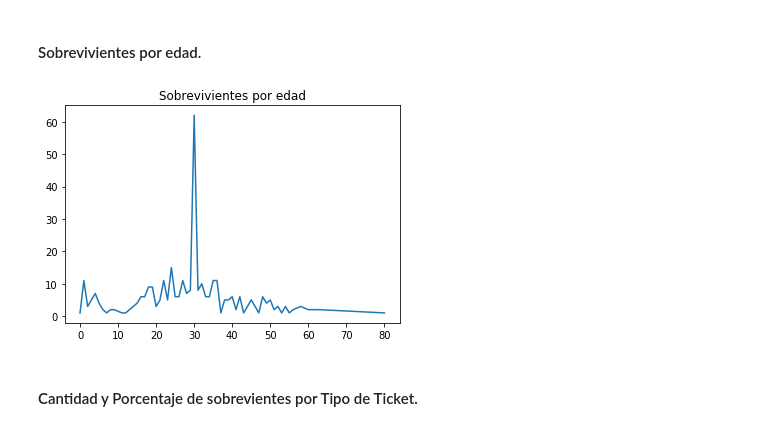
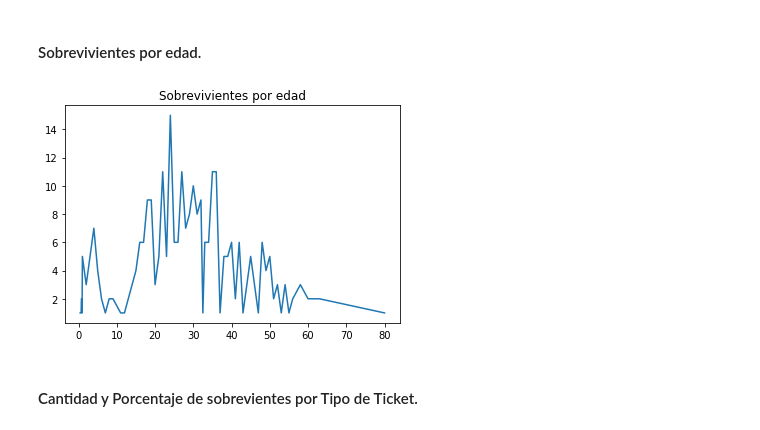
Before and after one commit to 2019-B-GR1-Python/py-pantoja-pino-andres-sebastian, a Jupyter notebook: Proyecto/Proyecto Primer Bimestre.ipynb, the cells around one changed output. Saved outputs shown, nothing was run; the diff lists cells and outputs as text; code cells hidden in the pictures.

```diff
--- a/Proyecto/Proyecto Primer Bimestre.ipynb
+++ b/Proyecto/Proyecto Primer Bimestre.ipynb
@@ -184,20 +213,25 @@ plt.show()
 # %%
 
 columnas = ['Age','Survived'];
 df3 = pd.read_csv(path, usecols = columnas);
-df3 = df3.round()
-df3 = df3.fillna(round(df3['Age'].mean()))
+#df3 = df3.round()
+#df3 = df3.fillna(round(df3['Age'].mean()))
+
+#df3 = df3[~(df3['Age']==np.nan)]
+
+df3 = df3.dropna()
+#print(df3)
 sobrevivientes_edad = df3[df3['Survived'] == 1]['Age'].value_counts()
 sobrevivientes_edad = sobrevivientes_edad.sort_index()
 fig, ax = plt.subplots()
 ax.plot(
     sobrevivientes_edad.index,
     sobrevivientes_edad,
     )
 ax.set(title = 'Sobrevivientes por edad')
 plt.show()
 # %% [output]
-[figure, old version]
+[figure, new version]
 # %% [markdown]
 
 
```
Also changed, not shown: parts of 6 cells of this notebook.
